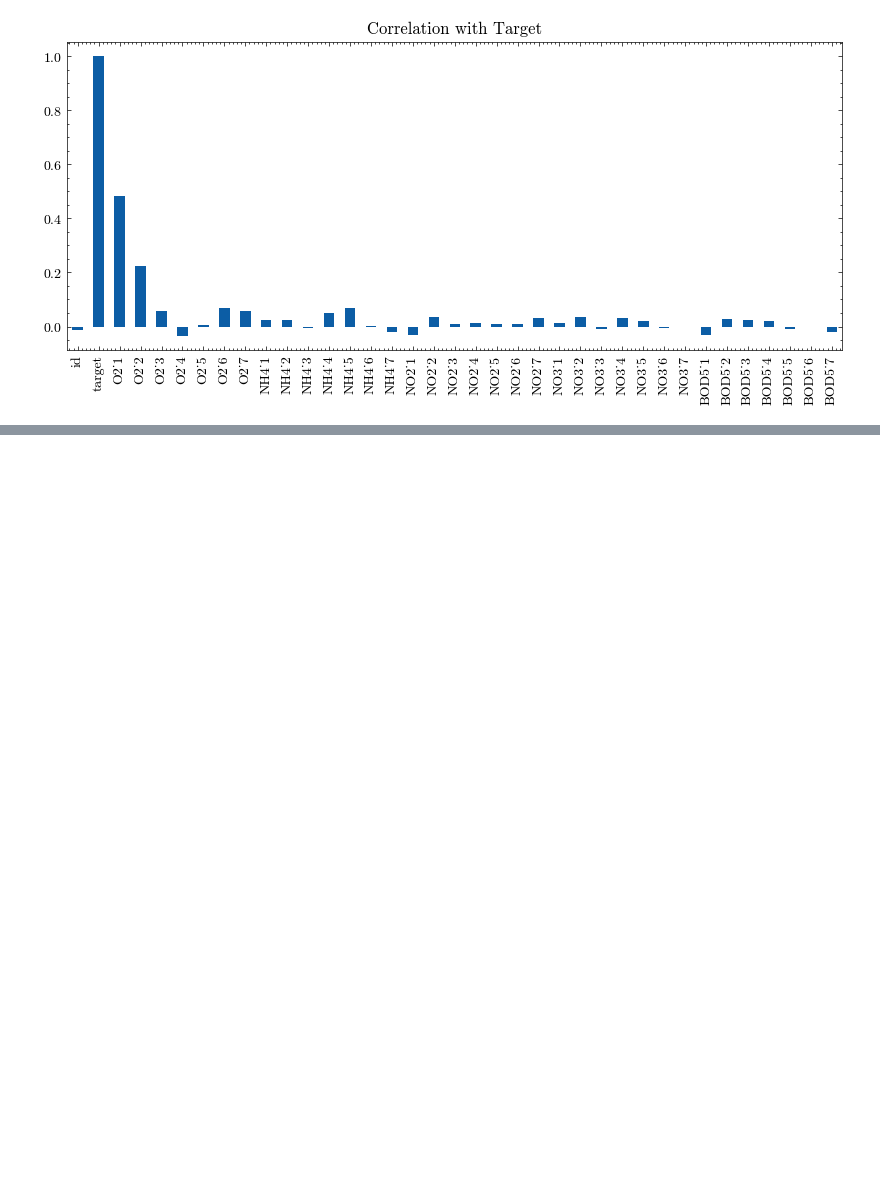
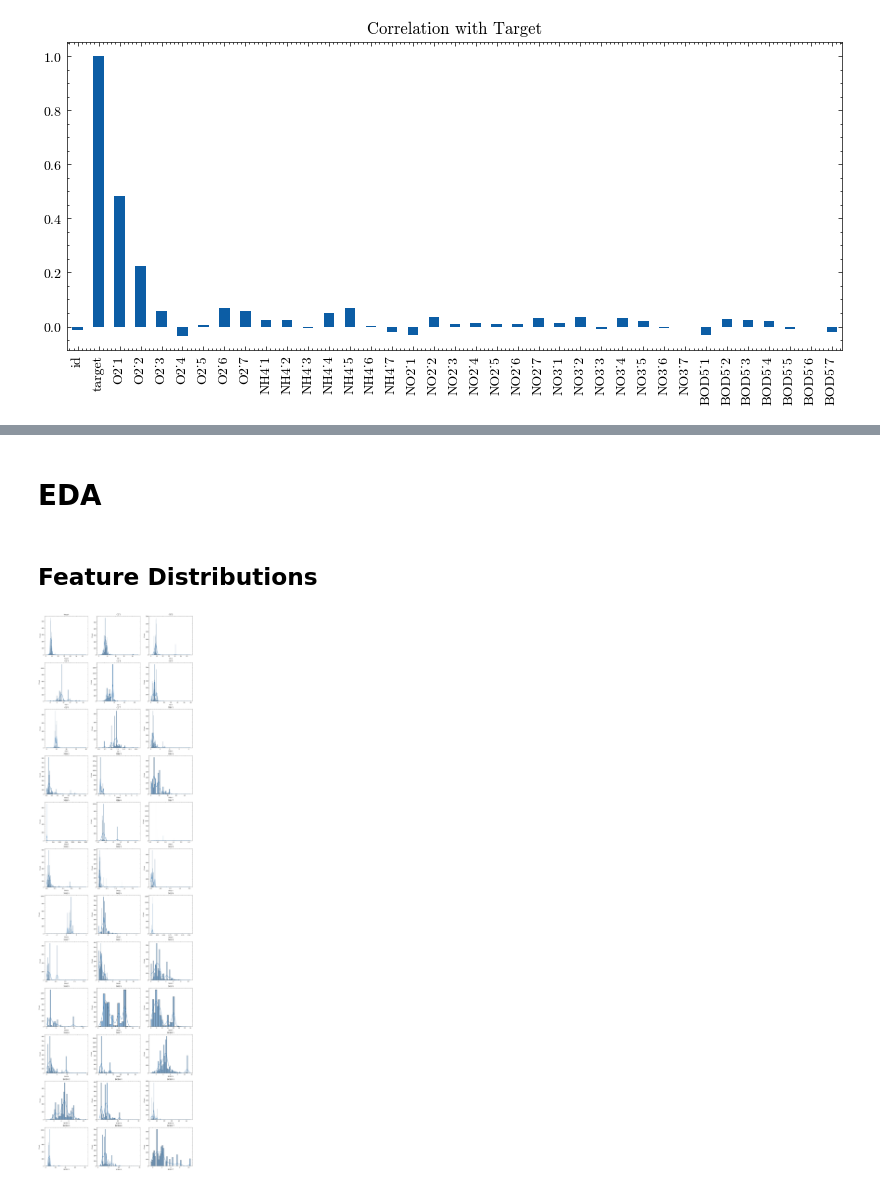
Before and after one commit to jfblanchard/s3e21, a Jupyter notebook: s3e21_local.ipynb, the cells around one changed output, grey strips where cells are left out. Saved outputs shown, nothing was run; the diff lists cells and outputs as text; code cells hidden in the pictures; blank space fills up the shorter version.

```diff
--- a/s3e21_local.ipynb
+++ b/s3e21_local.ipynb
@@ -60,0 +89,14 @@ plt.title('Correlation with Target');
+# %% [markdown]
+# EDA
+# %% [markdown]
+## Feature Distributions
+# %%
+features = [col for col in ss.columns if ss[col].dtype=='float']
+rows = int(np.ceil(len(features)/3))
+plt.figure(figsize=(16,5*rows))
+for i,col in enumerate(features):
+  plt.subplot(rows,3,i+1)
+  sns.histplot(ss[col],kde=True)
+  plt.title(col)
+# %% [output]
+[figure, added]
```
Also changed, not shown: parts of 8 cells of this notebook.
